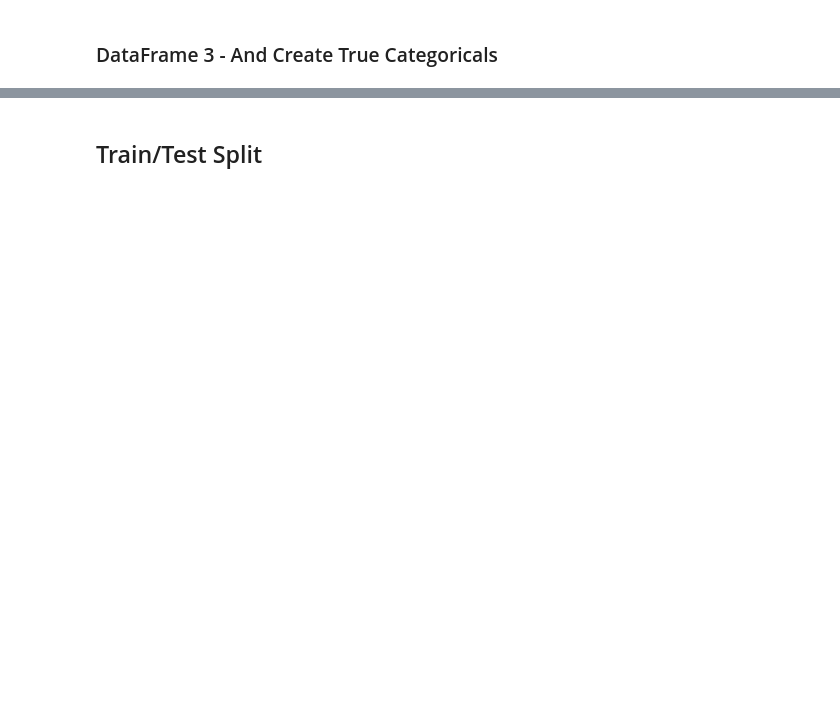
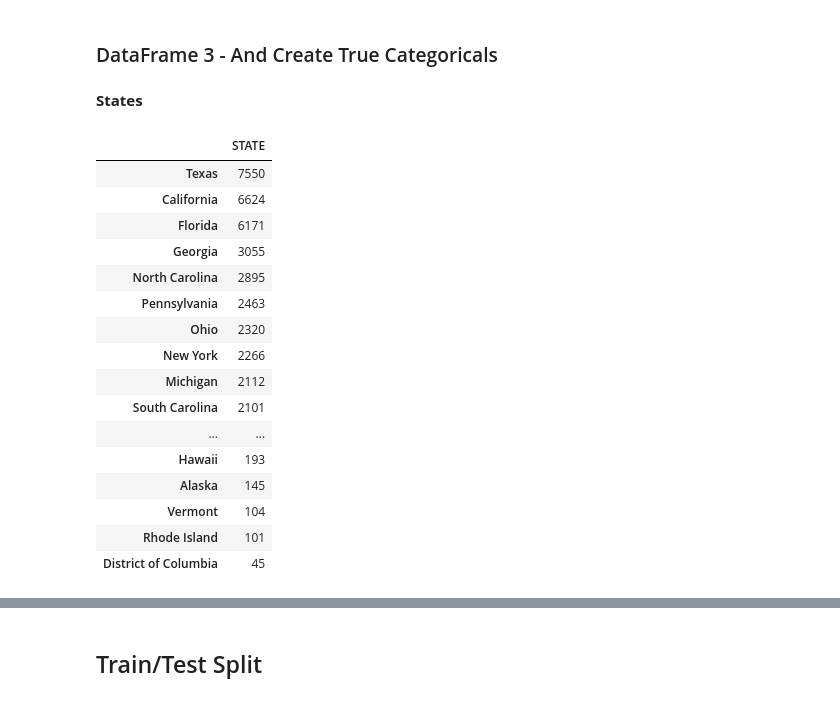
Before and after one commit to kjones5/metis_bootcamp, a Jupyter notebook: Project3_TrafficAccidentData/EDA_trafficfatalities.ipynb, the cells around one changed output, grey strips where cells are left out. Cells and saved outputs as stored; diff of their text form; code cells hidden in the pictures; blank space fills up the shorter version.

```diff
--- a/Project3_TrafficAccidentData/EDA_trafficfatalities.ipynb
+++ b/Project3_TrafficAccidentData/EDA_trafficfatalities.ipynb
@@ -830,2 +1738,4 @@ df_model2.sample(10)
 # %% [markdown]
 ### DataFrame 3 - And Create True Categoricals
+# %% [markdown]
+**States**
@@ -831,0 +1745,38 @@ df_model2.sample(10)
+# %%
+# SOURCE: This cell from Mike Chirico on Kaggle
+# https://www.kaggle.com/mchirico/traffic-fatalities-getting-started
+
+states = {1: 'Alabama', 2: 'Alaska', 4: 'Arizona', 5: 'Arkansas',
+          6: 'California', 8: 'Colorado', 9: 'Connecticut', 10: 'Delaware',
+          11: 'District of Columbia', 12: 'Florida', 13: 'Georgia', 15: 'Hawaii',
+          16: 'Idaho', 17: 'Illinois', 18: 'Indiana', 19: 'Iowa', 20: 'Kansas',
+          21: 'Kentucky', 22: 'Louisiana', 23: 'Maine', 24: 'Maryland',
+          25: 'Massachusetts', 26: 'Michigan', 27: 'Minnesota',
+          28: 'Mississippi', 29: 'Missouri', 30: 'Montana', 31: 'Nebraska',
+          32: 'Nevada', 33: 'New Hampshire', 34: 'New Jersey', 35: 'New Mexico',
+          36: 'New York', 37: 'North Carolina', 38: 'North Dakota', 39: 'Ohio',
+          40: 'Oklahoma', 41: 'Oregon', 42: 'Pennsylvania', 43: 'Puerto Rico',
+          44: 'Rhode Island', 45: 'South Carolina', 46: 'South Dakota', 47: 'Tennessee',
+          48: 'Texas', 49: 'Utah', 50: 'Vermont', 51: 'Virginia', 52: 'Virgin Islands',
+          53: 'Washington', 54: 'West Virginia', 55: 'Wisconsin', 56: 'Wyoming'}
+
+df_model3['STATE'] = df_model3['STATE'].apply(lambda x: states[x])
+df_model3['STATE'].value_counts().to_frame()
+# %% [output]
+|  | STATE |
+| Texas | 7550 |
+| California | 6624 |
+| Florida | 6171 |
+| Georgia | 3055 |
+| North Carolina | 2895 |
+| Pennsylvania | 2463 |
+| Ohio | 2320 |
+| New York | 2266 |
+| Michigan | 2112 |
+| South Carolina | 2101 |
+| ... | ... |
+| Hawaii | 193 |
+| Alaska | 145 |
+| Vermont | 104 |
+| Rhode Island | 101 |
+| District of Columbia | 45 |
```
Also changed, not shown: parts of 92 cells of this notebook, 2 other files.
